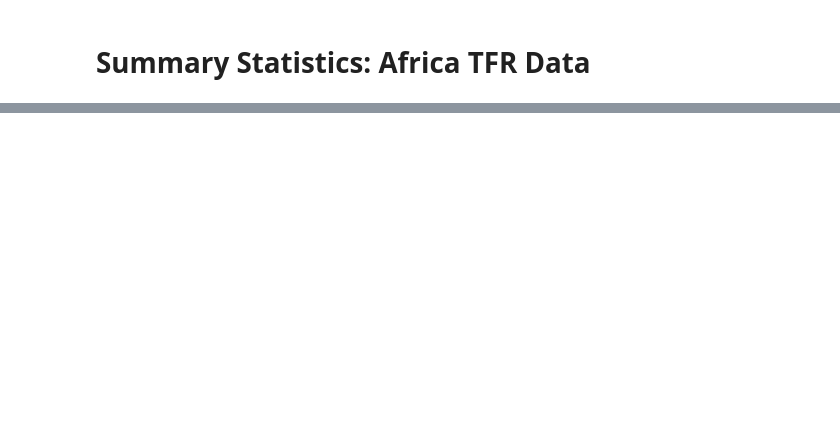
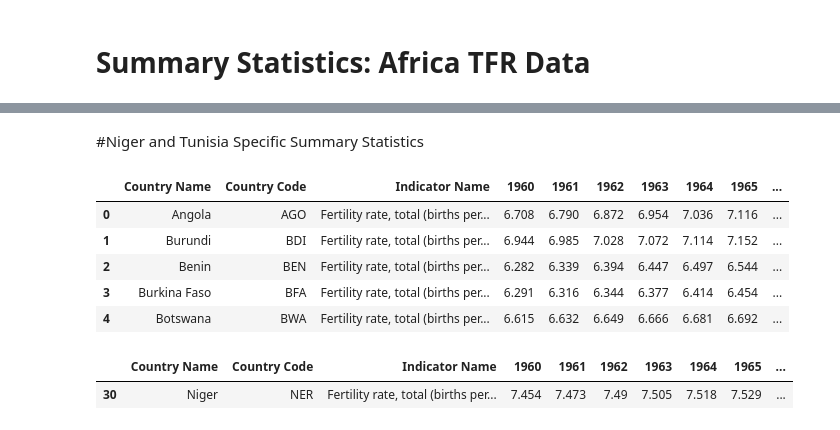
Before and after one commit to ChangHuaHua/QM2-Group-12, a Jupyter notebook: Summary_Statistics_TFR.ipynb, the cells around one changed output, grey strips where cells are left out. Drawn from its saved outputs; the diff is of its cells as text; code cells hidden in the pictures; blank space fills up the shorter version.

```diff
--- a/Summary_Statistics_TFR.ipynb
+++ b/Summary_Statistics_TFR.ipynb
@@ -16,5 +16,5 @@ Saving 1. TFR_world_cleaned.csv to 1. TFR_world_cleaned.csv
 # %%
-data_path = '/content/1. TFR_world_cleaned.csv'
+data_path = '/content/1a. TFR_world_cleaned.csv'
 dataTFR = pd.read_csv(data_path, index_col=0, encoding='latin1')
 dataTFR.head()
 # %% [output]
@@ -102,0 +112,2 @@ TFR_Africa.describe()
+# %% [markdown]
+#Niger and Tunisia Specific Summary Statistics
@@ -102,0 +116,17 @@ TFR_Africa.describe()
+# %%
+#Niger Analysis
+
+TFR_Africa.head()
+# %% [output]
+|  | Country Name | Country Code | Indicator Name | 1960 | 1961 | 1962 | 1963 | 1964 | 1965 | ... |
+| 0 | Angola | AGO | Fertility rate, total (births per... | 6.708 | 6.790 | 6.872 | 6.954 | 7.036 | 7.116 | ... |
+| 1 | Burundi | BDI | Fertility rate, total (births per... | 6.944 | 6.985 | 7.028 | 7.072 | 7.114 | 7.152 | ... |
+| 2 | Benin | BEN | Fertility rate, total (births per... | 6.282 | 6.339 | 6.394 | 6.447 | 6.497 | 6.544 | ... |
+| 3 | Burkina Faso | BFA | Fertility rate, total (births per... | 6.291 | 6.316 | 6.344 | 6.377 | 6.414 | 6.454 | ... |
+| 4 | Botswana | BWA | Fertility rate, total (births per... | 6.615 | 6.632 | 6.649 | 6.666 | 6.681 | 6.692 | ... |
+# %%
+TFR_Niger = TFR_Africa[TFR_Africa['Country Name'] == 'Niger']
+TFR_Niger
+# %% [output]
+|  | Country Name | Country Code | Indicator Name | 1960 | 1961 | 1962 | 1963 | 1964 | 1965 | ... |
+| 30 | Niger | NER | Fertility rate, total (births per... | 7.454 | 7.473 | 7.49 | 7.505 | 7.518 | 7.529 | ... |
```
Also changed, not shown: parts of 18 cells of this notebook.
